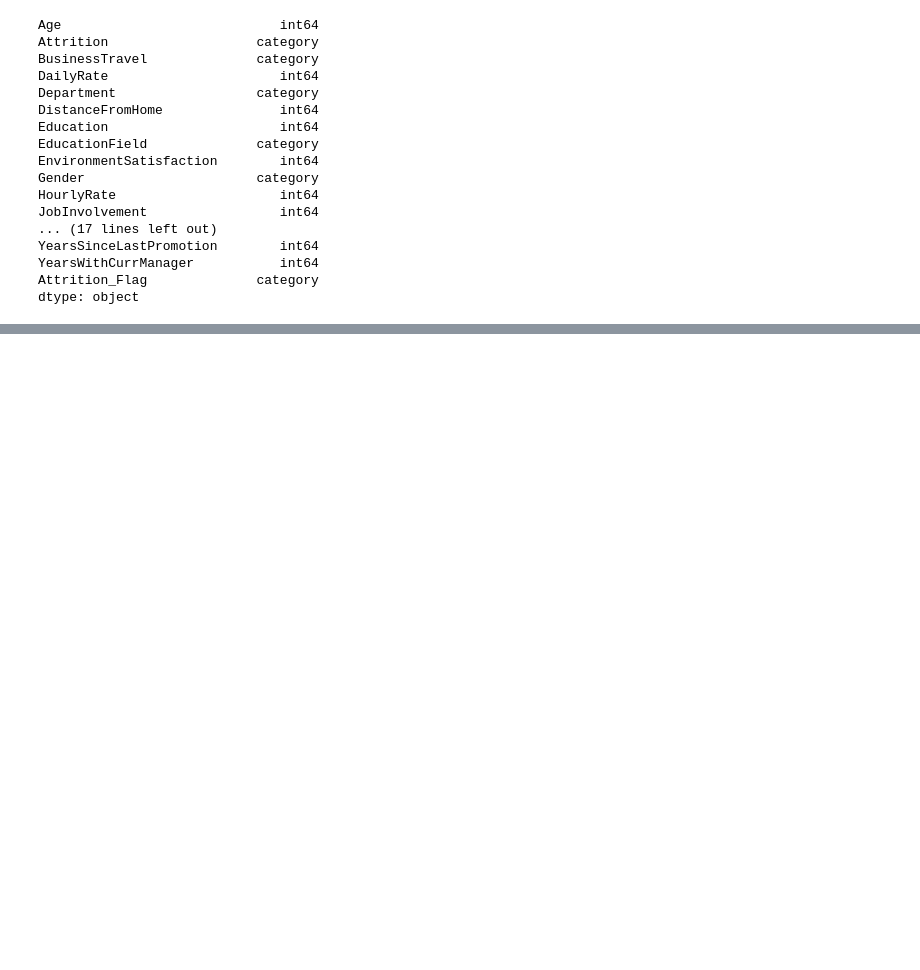
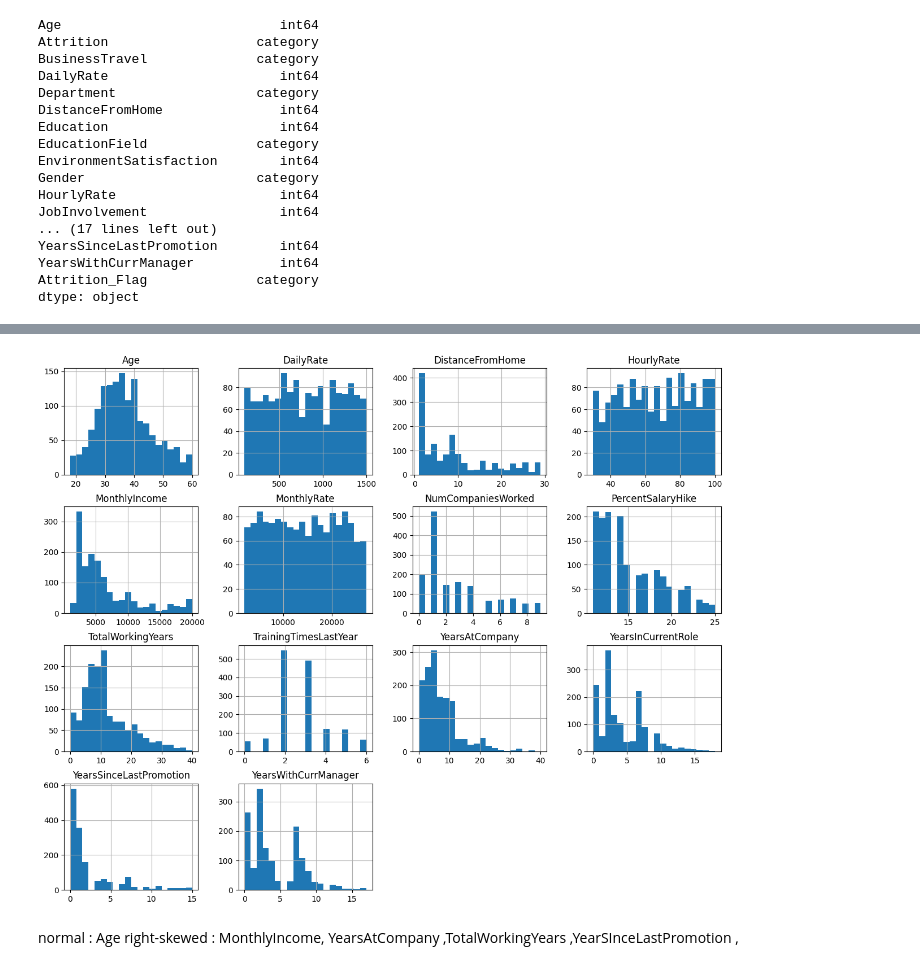
Before and after one commit to Shreyashs-dg/hr-attrition-eda, a Jupyter notebook: notebooks/01_eda_hr_attrition.ipynb, the cells around one changed output, grey strips where cells are left out. Drawn from its saved outputs; the diff is of its cells as text; code cells hidden in the pictures; blank space fills up the shorter version.

```diff
--- a/notebooks/01_eda_hr_attrition.ipynb
+++ b/notebooks/01_eda_hr_attrition.ipynb
@@ -216,0 +229,14 @@ df.to_csv('../data/hr_attrition_cleaned.csv')
+# %%
+continuous_cols = ['Age', 'DailyRate', 'DistanceFromHome', 'HourlyRate', 'MonthlyIncome',
+                    'MonthlyRate', 'NumCompaniesWorked', 'PercentSalaryHike',
+                    'TotalWorkingYears', 'TrainingTimesLastYear', 'YearsAtCompany',
+                    'YearsInCurrentRole', 'YearsSinceLastPromotion', 'YearsWithCurrManager']
+
+df[continuous_cols].hist(figsize=(15, 12), bins=20)
+plt.tight_layout()
+plt.show()
+# %% [output]
+[figure, added]
+# %% [markdown]
+normal : Age
+right-skewed : MonthlyIncome, YearsAtCompany ,TotalWorkingYears ,YearSInceLastPromotion ,
```
Also changed, not shown: parts of 10 cells of this notebook.
